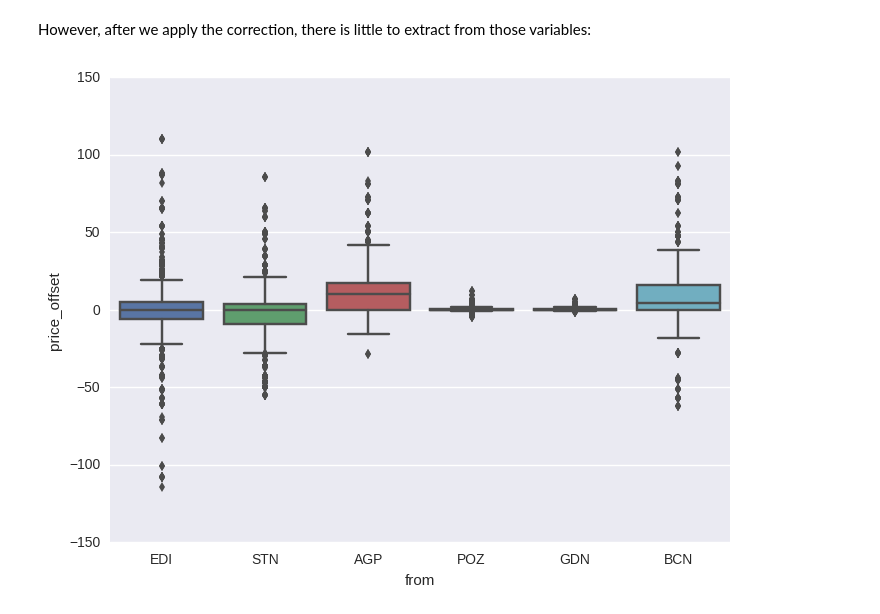
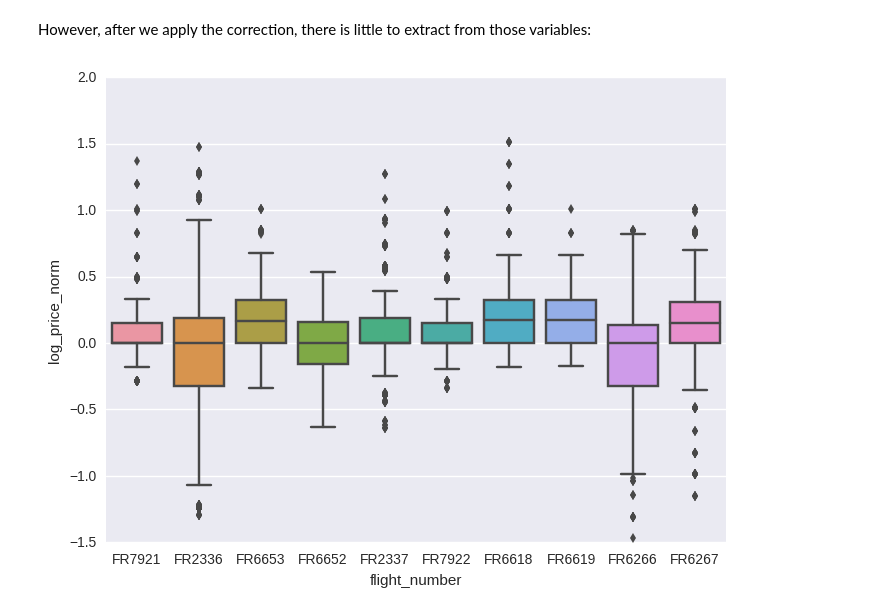
Before and after one commit to iramusa/price-pred, a Jupyter notebook: notebooks/visualise.ipynb, the cells around one changed output. Saved outputs shown, nothing was run; the diff lists cells and outputs as text; code cells hidden in the pictures.

```diff
--- a/notebooks/visualise.ipynb
+++ b/notebooks/visualise.ipynb
@@ -42,7 +42,10 @@ price_init = data.sort_values('check_date').groupby('departure_time').first()['p
 
 data['price_init'] = data.apply(lambda x: price_init[x['departure_time']], axis=1)
 data['price_offset'] = data['price_gbp'] - data['price_init']
-data['price_norm'] = data['price_offset']/data['price_init']
+data['price_norm'] = data['price_gbp']/data['price_init']
+# data['price_norm'] = data['price_offset']/data['price_init']
+
+data['log_price_norm'] = np.log(data['price_norm'])
 # %%
 flights = list(data['flight_number'].unique())
 colors = dict(zip(flights, sns.color_palette('muted', len(flights))))
@@ -119,8 +117,10 @@ fig = sns.boxplot(x=var_ctrl, y=var_dep, data=data)
 However, after we apply the correction, there is little to extract from those variables:
 # %%
 var_ctrl = 'from'
-var_dep = 'price_offset'
+var_ctrl = 'flight_number'
+var_dep = 'log_price_norm'
+# var_dep = 'price_norm'
 f, ax = plt.subplots(figsize=(8, 6))
 fig = sns.boxplot(x=var_ctrl, y=var_dep, data=data)
 # %% [output]
-[figure, old version]
+[figure, new version]
```
Also changed, not shown: parts of 12 cells of this notebook.
